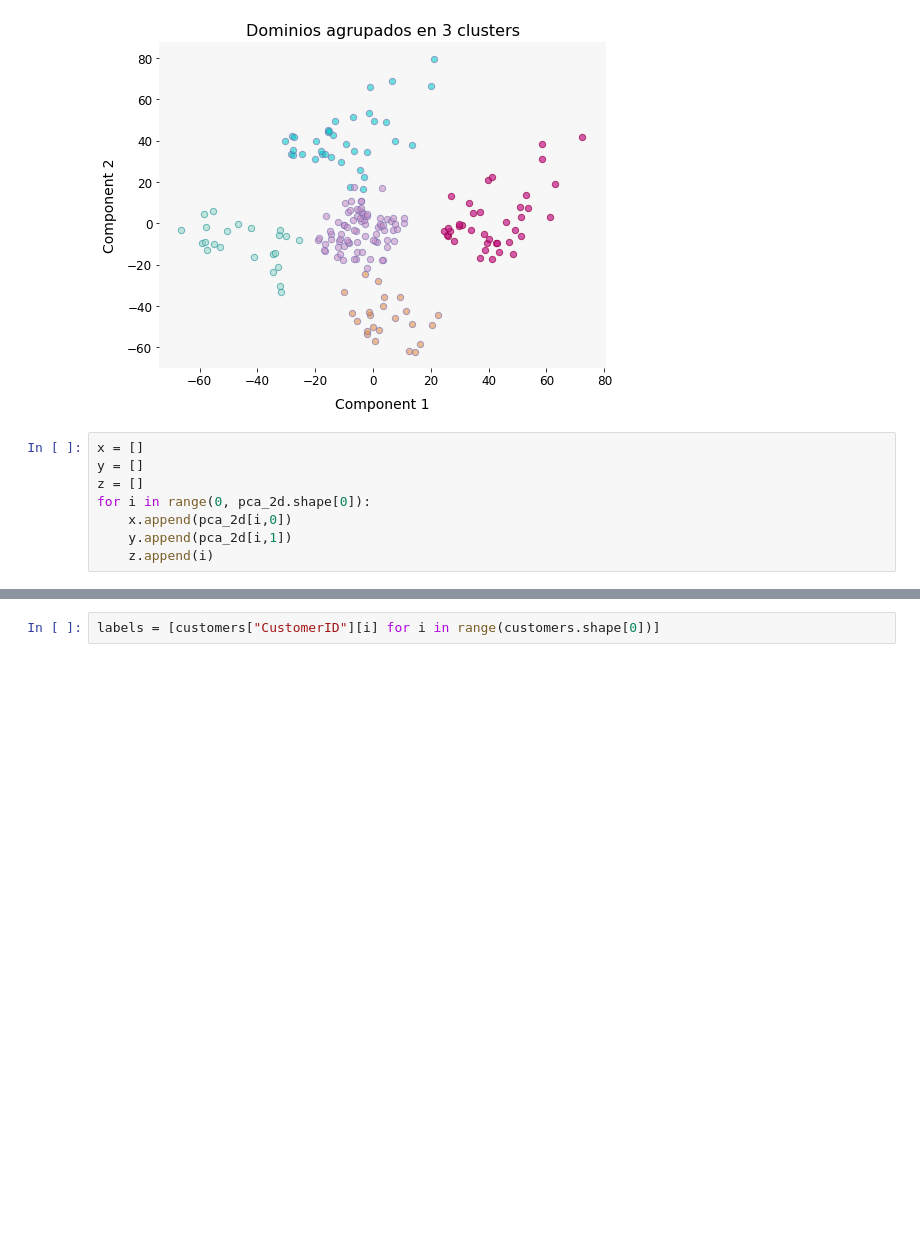
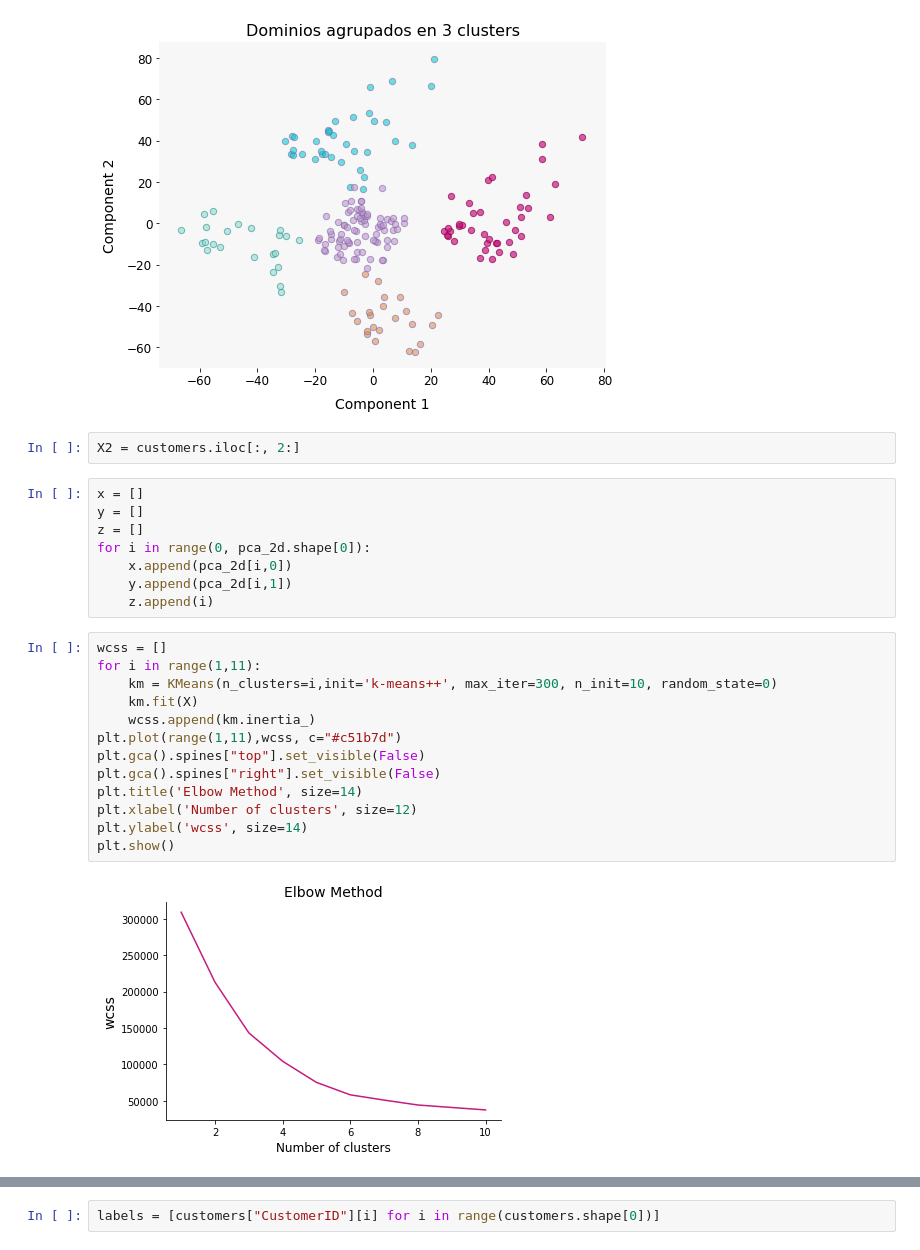
Before and after one commit to ugis22/clustering_analysis, a Jupyter notebook: clustering_analysis.ipynb, the cells around one changed output, grey strips where cells are left out. Cells and saved outputs as stored; diff of their text form; blank space fills up the shorter version.

Commit message:
Analisis of clusters

```diff
--- a/clustering_analysis.ipynb
+++ b/clustering_analysis.ipynb
@@ -96,6 +116,8 @@ ax.set_facecolor("#f7f7f7")
 plt.show()
 # %% [output]
 [figure]
+# %%
+X2 = customers.iloc[:, 2:]
 # %%
 x = []
 y = []
@@ -104,3 +126,18 @@ for i in range(0, pca_2d.shape[0]):
     x.append(pca_2d[i,0])
     y.append(pca_2d[i,1])
     z.append(i)
+# %%
+wcss = []
+for i in range(1,11):
+    km = KMeans(n_clusters=i,init='k-means++', max_iter=300, n_init=10, random_state=0)
+    km.fit(X)
+    wcss.append(km.inertia_)
+plt.plot(range(1,11),wcss, c="#c51b7d")
+plt.gca().spines["top"].set_visible(False)
+plt.gca().spines["right"].set_visible(False)
+plt.title('Elbow Method', size=14)
+plt.xlabel('Number of clusters', size=12)
+plt.ylabel('wcss', size=14)
+plt.show()
+# %% [output]
+[figure, added]
```
Also changed, not shown: parts of 18 cells of this notebook.
